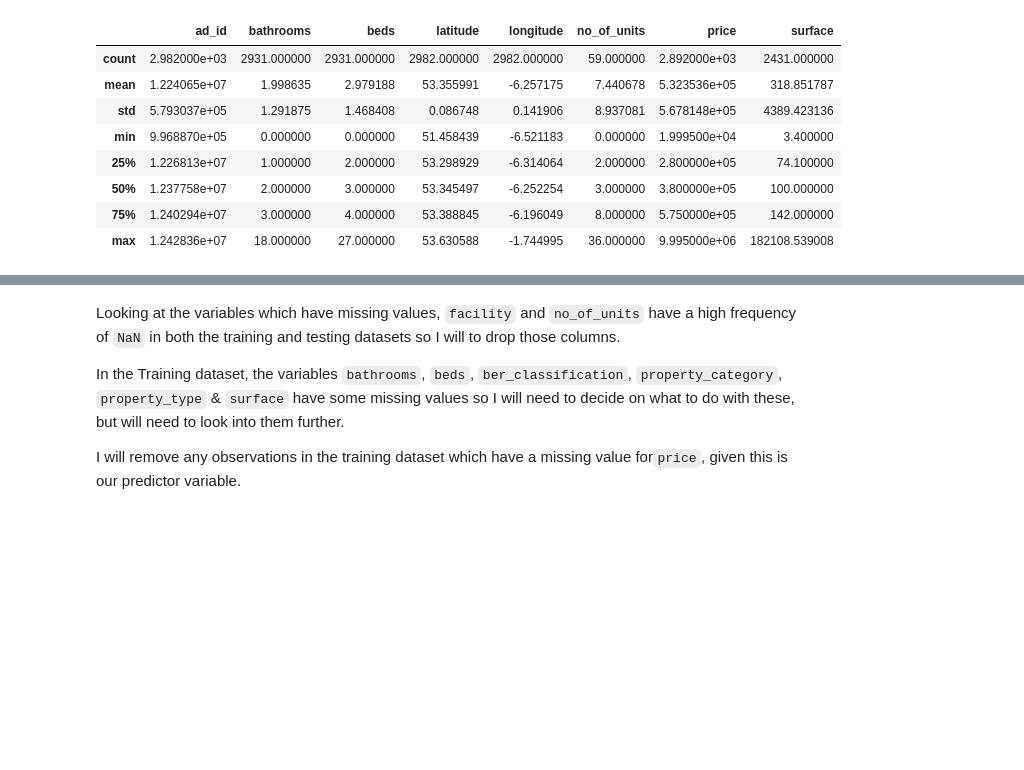
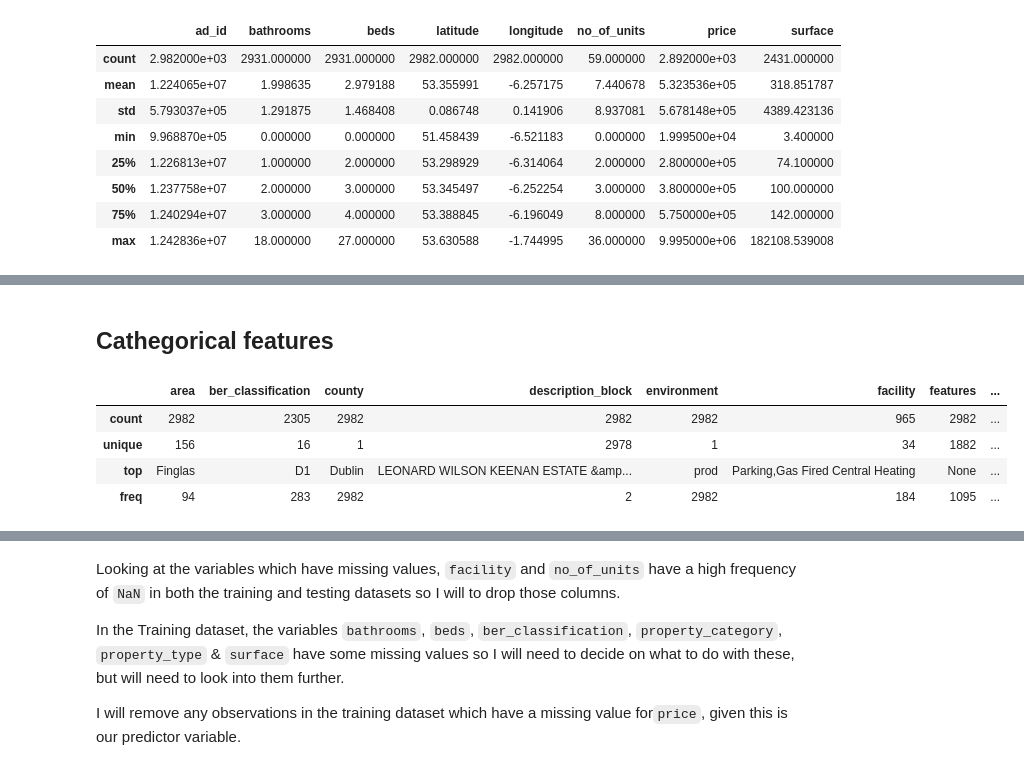
Before and after one commit to barrytl/ET5003_SEM1_2021-2, a Jupyter notebook: Week-3/ET5003_Etivity2_BarryLawton_20197772.ipynb, the cells around one changed output, grey strips where cells are left out. Saved outputs shown, nothing was run; the diff lists cells and outputs as text; code cells hidden in the pictures; blank space fills up the shorter version.

```diff
--- a/Week-3/ET5003_Etivity2_BarryLawton_20197772.ipynb
+++ b/Week-3/ET5003_Etivity2_BarryLawton_20197772.ipynb
@@ -251,0 +248,14 @@ dtype: int64
+# %%
+remove_cols = ['ad_id','no_of_units']
+df_train.drop(remove_cols, axis=1, inplace = True)
+df_test.drop(remove_cols, axis = 1, inplace = True)
+# %% [markdown]
+## Cathegorical features
+# %%
+df_train.describe(include=object)
+# %% [output]
+|  | area | ber_classification | county | description_block | environment | facility | features | ... |
+| count | 2982 | 2305 | 2982 | 2982 | 2982 | 965 | 2982 | ... |
+| unique | 156 | 16 | 1 | 2978 | 1 | 34 | 1882 | ... |
+| top | Finglas | D1 | Dublin | LEONARD WILSON KEENAN ESTATE &amp... | prod | Parking,Gas Fired Central Heating | None | ... |
+| freq | 94 | 283 | 2982 | 2 | 2982 | 184 | 1095 | ... |
```
Also changed, not shown: parts of 19 cells of this notebook.
